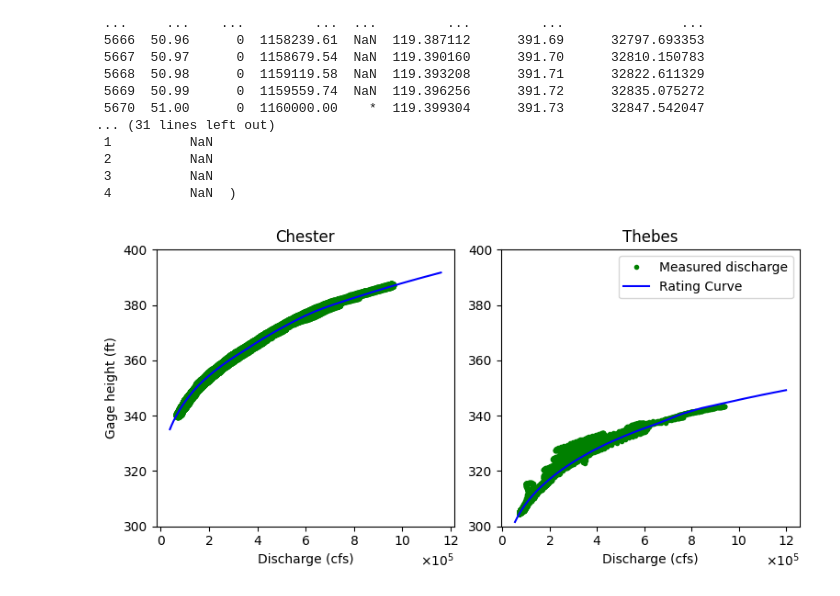
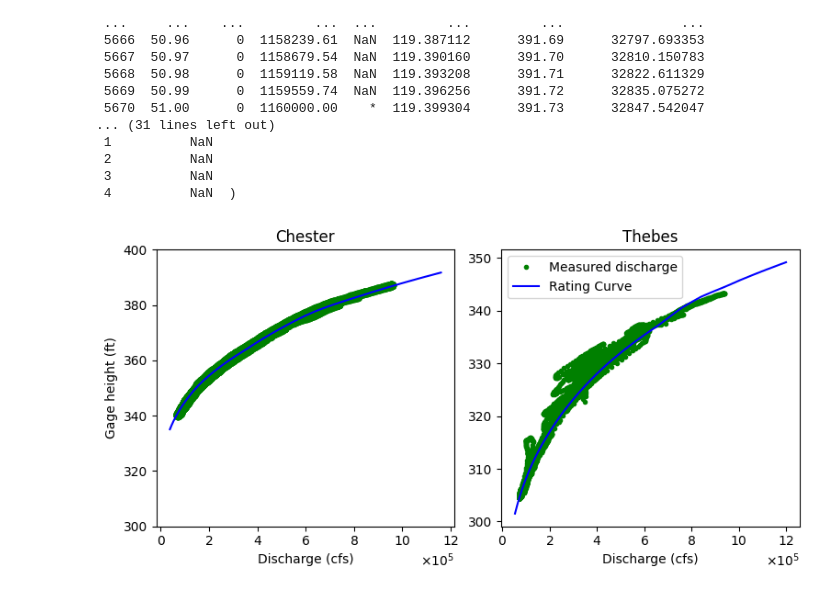
Before and after one commit to sujanmaharjan99/LRF_RC, a Jupyter notebook: discharge_to_stage/Rating_curve_Thebes_Chester.ipynb, the cells around one changed output. Saved outputs shown, nothing was run; the diff lists cells and outputs as text; code cells hidden in the pictures.

Commit message:
Update rating curve notebook

```diff
--- a/discharge_to_stage/Rating_curve_Thebes_Chester.ipynb
+++ b/discharge_to_stage/Rating_curve_Thebes_Chester.ipynb
@@ -41,32 +41,32 @@ ax[0].plot(df_rating_chester['Discharge (cfs)'],
            label='Rating Curve Chester',
            color='blue')
 ax[0].set_xlabel('Discharge (cfs)')
 ax[0].set_ylabel('Gage height (ft)')
 ax[0].set_title('Chester')
 ax[0].set_ylim(300, 400)
 ax[0].xaxis.set_major_formatter(ScalarFormatter(useMathText=True))
 ax[0].ticklabel_format(style='sci', axis='x', scilimits=(5,5))
 #ax[0].legend()
 
 # Thebes
 ax[1].plot(df_rating_thebes_measured['discharge_cfs'],
            df_rating_thebes_measured['stage_ft_abs'],
            label='Measured discharge',
            color='green',
            marker='.',
            linestyle='None')
 ax[1].plot(df_rating_thebes['Discharge (cfs)'],
            df_rating_thebes['Stage(ft)'],
            label='Rating Curve',
            color='blue')
 ax[1].set_xlabel('Discharge (cfs)')
 ax[1].set_title('Thebes')
 ax[1].legend()
-ax[1].set_ylim(300, 400)
+#ax[1].set_ylim(300, 400)
 ax[1].xaxis.set_major_formatter(ScalarFormatter(useMathText=True))
 ax[1].ticklabel_format(style='sci', axis='x', scilimits=(5,5))
 
 plt.tight_layout()
 plt.show()
 # %% [output]
-[figure, old version]
+[figure, new version]
```
Also changed, not shown: parts of 1 cell of this notebook.
